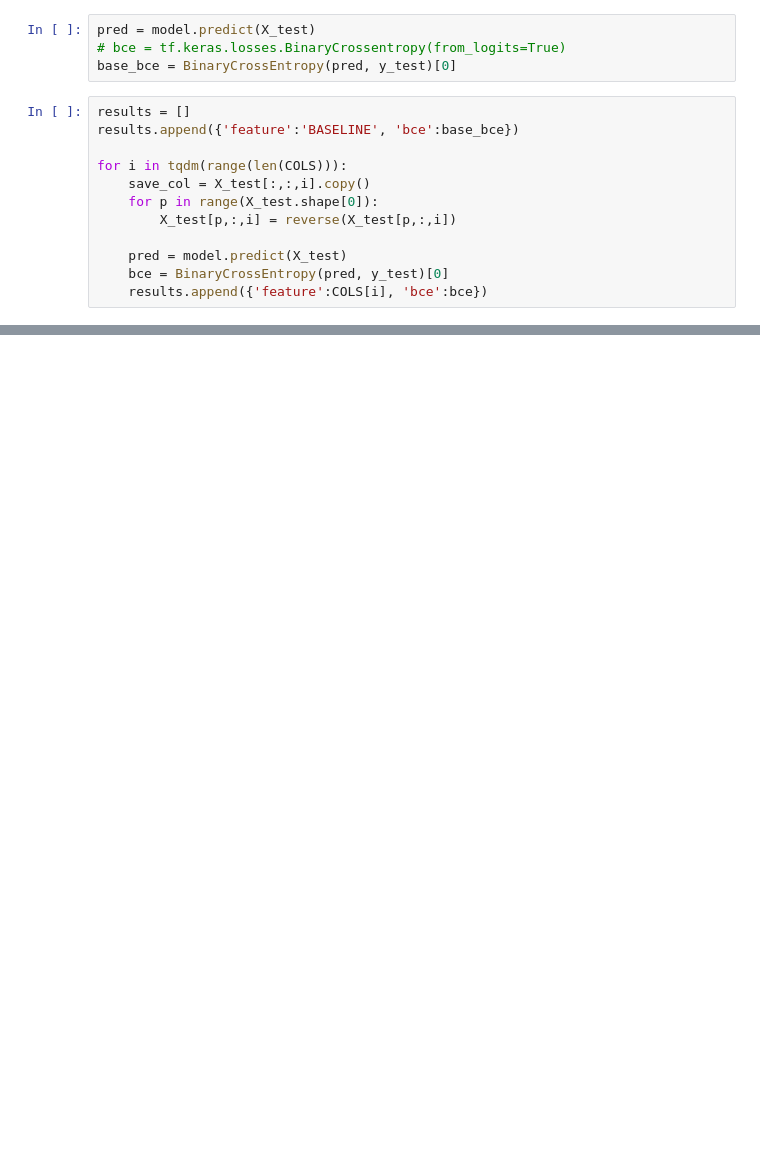
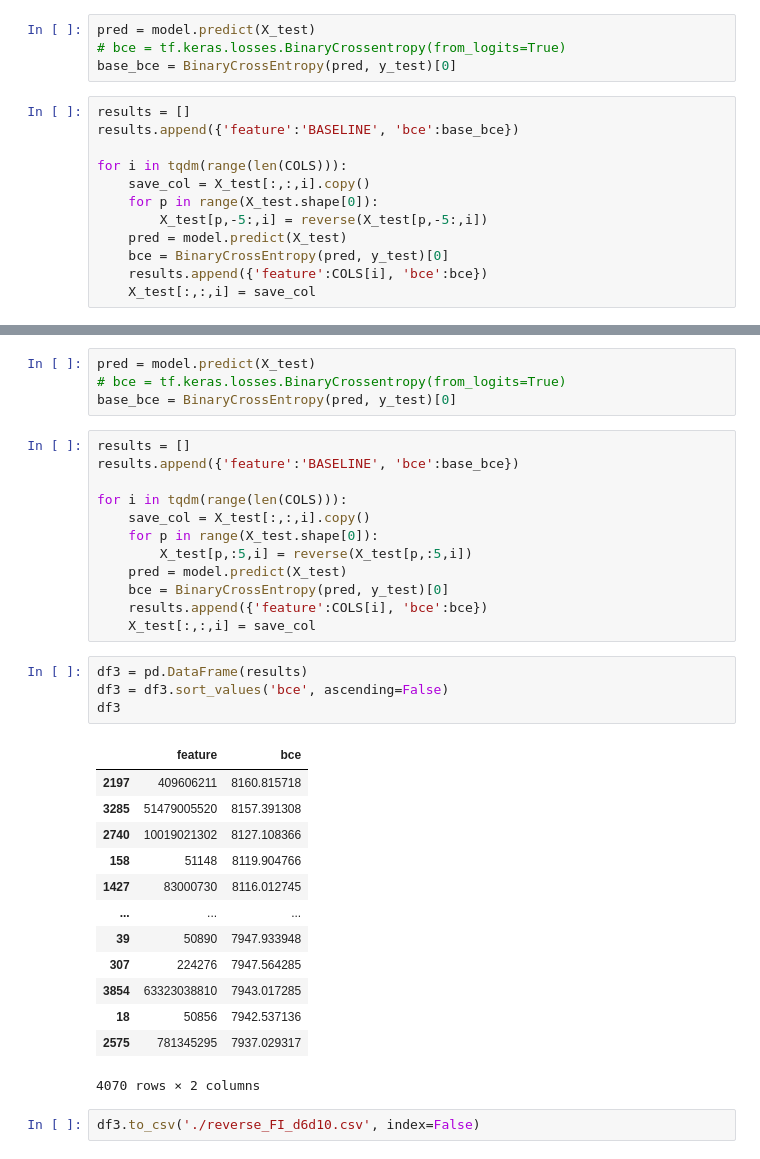
Before and after one commit to suhyun-guri/DSML_Research, a Jupyter notebook: 07. Reverse Feature Importance.ipynb, the cells around one changed output, grey strips where cells are left out. Cells and saved outputs as stored; diff of their text form; blank space fills up the shorter version.

```diff
--- a/07. Reverse Feature Importance.ipynb
+++ b/07. Reverse Feature Importance.ipynb
@@ -313,8 +316,8 @@ results.append({'feature':'BASELINE', 'bce':base_bce})
 for i in tqdm(range(len(COLS))):
     save_col = X_test[:,:,i].copy()
     for p in range(X_test.shape[0]):
-        X_test[p,:,i] = reverse(X_test[p,:,i])
-
+        X_test[p,-5:,i] = reverse(X_test[p,-5:,i])
     pred = model.predict(X_test)
     bce = BinaryCrossEntropy(pred, y_test)[0]
     results.append({'feature':COLS[i], 'bce':bce})
+    X_test[:,:,i] = save_col
@@ -320,0 +393,36 @@ for i in tqdm(range(len(COLS))):
+# %%
+pred = model.predict(X_test)
+# bce = tf.keras.losses.BinaryCrossentropy(from_logits=True)
+base_bce = BinaryCrossEntropy(pred, y_test)[0]
+# %%
+results = []
+results.append({'feature':'BASELINE', 'bce':base_bce})
+
+for i in tqdm(range(len(COLS))):
+    save_col = X_test[:,:,i].copy()
+    for p in range(X_test.shape[0]):
+        X_test[p,:5,i] = reverse(X_test[p,:5,i])
+    pred = model.predict(X_test)
+    bce = BinaryCrossEntropy(pred, y_test)[0]
+    results.append({'feature':COLS[i], 'bce':bce})
+    X_test[:,:,i] = save_col
+# %%
+df3 = pd.DataFrame(results)
+df3 = df3.sort_values('bce', ascending=False)
+df3
+# %% [output]
+|  | feature | bce |
+| 2197 | 409606211 | 8160.815718 |
+| 3285 | 51479005520 | 8157.391308 |
+| 2740 | 10019021302 | 8127.108366 |
+| 158 | 51148 | 8119.904766 |
+| 1427 | 83000730 | 8116.012745 |
+| ... | ... | ... |
+| 39 | 50890 | 7947.933948 |
+| 307 | 224276 | 7947.564285 |
+| 3854 | 63323038810 | 7943.017285 |
+| 18 | 50856 | 7942.537136 |
+| 2575 | 781345295 | 7937.029317 |
+4070 rows × 2 columns
+# %%
+df3.to_csv('./reverse_FI_d6d10.csv', index=False)
```
Also changed, not shown: parts of 36 cells of this notebook, 1 other file.
